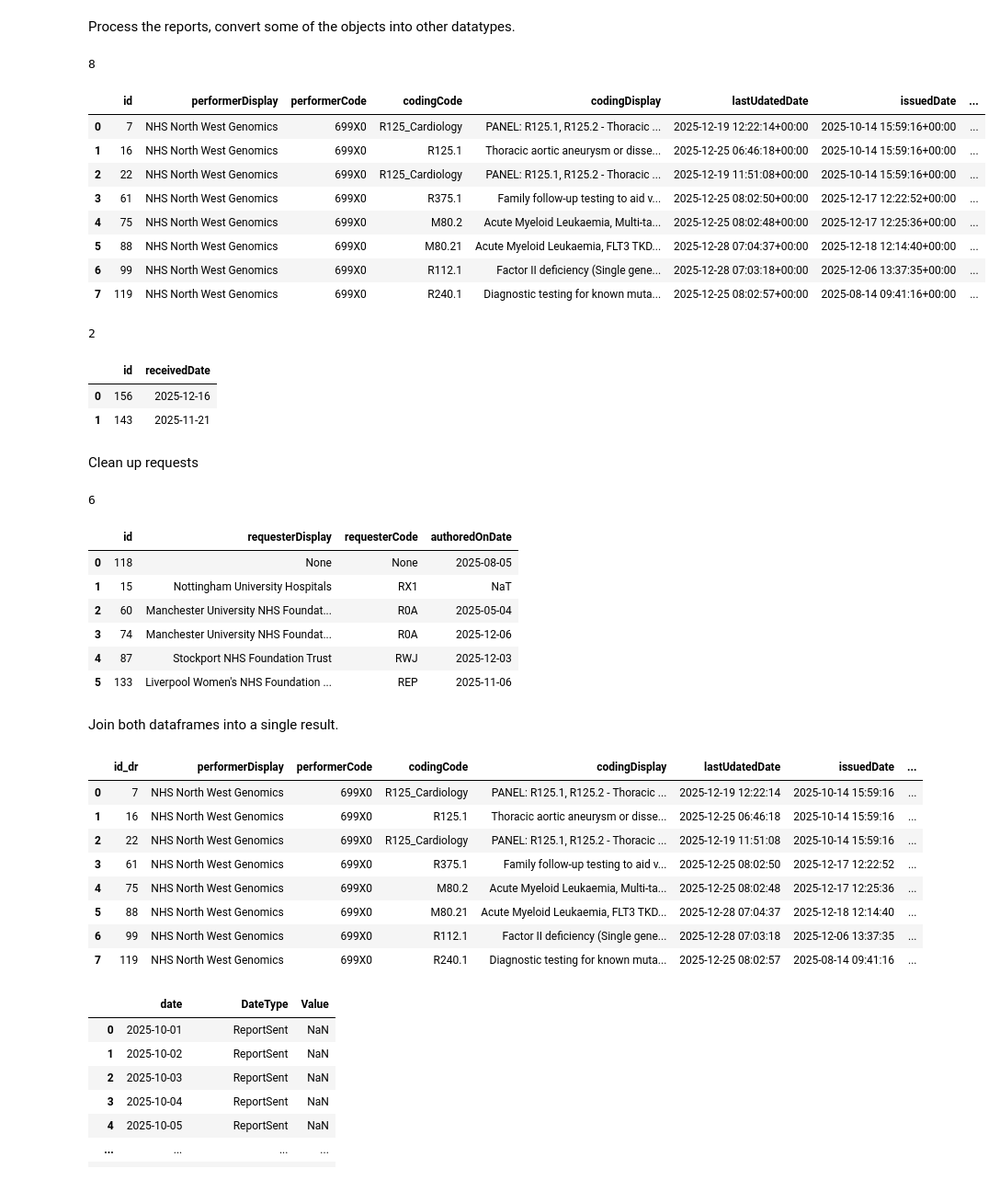
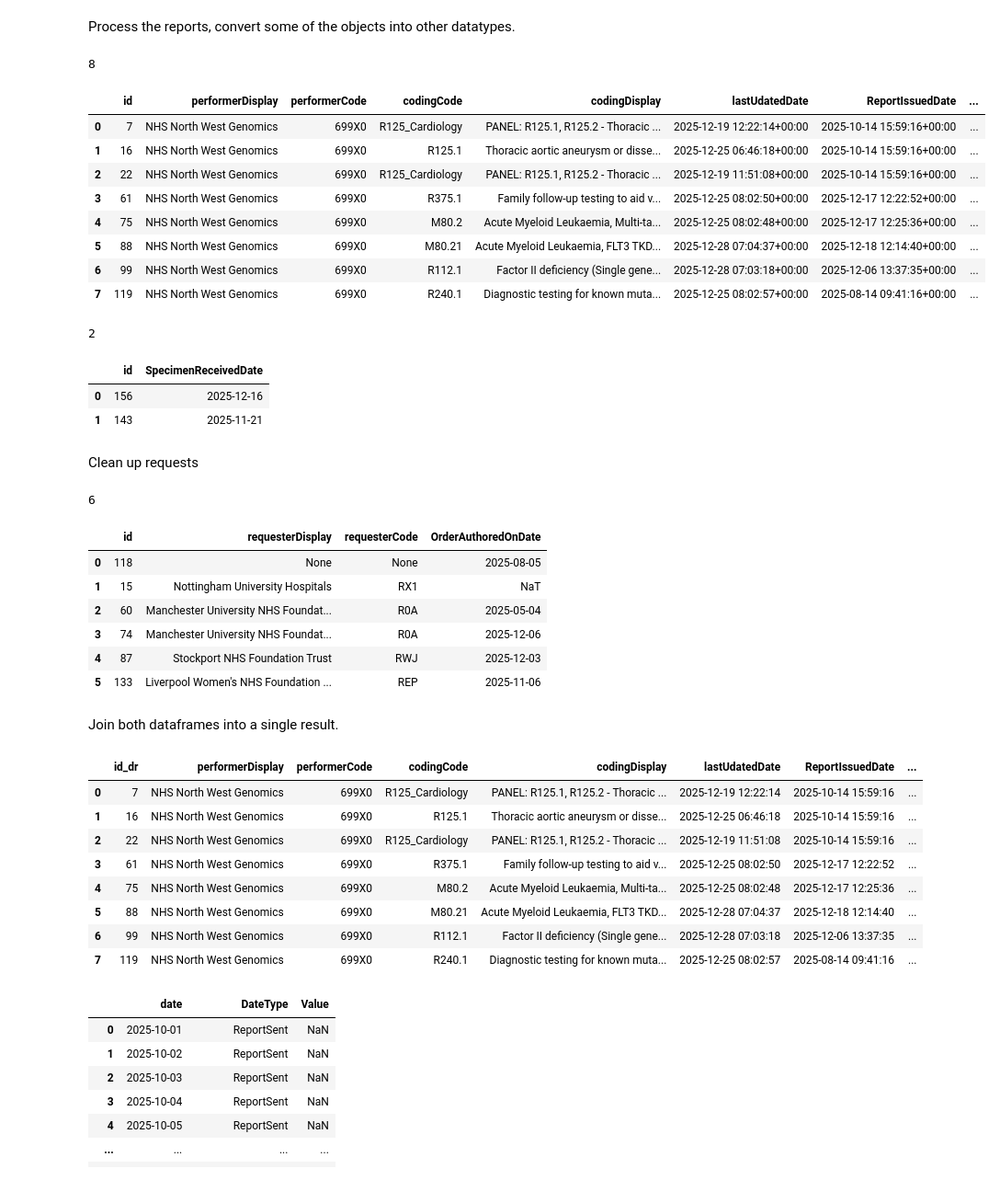
Before and after one commit to nw-gmsa/FHIR-Examples, a Jupyter notebook: jupyter/Notebooks/HelloWorldREST.ipynb, the cells around one changed output. Shown at 92% size. Saved outputs shown, nothing was run; the diff lists cells and outputs as text; code cells hidden in the pictures.

```diff
--- a/jupyter/Notebooks/HelloWorldREST.ipynb
+++ b/jupyter/Notebooks/HelloWorldREST.ipynb
@@ -216,37 +216,37 @@ def serviceRequest(my_list):
         for item in my_list:
             if item.reference != None:
                 sr = item.reference.replace('ServiceRequest/', '')
     return sr
 def specimen(my_list):
     sr = None
     if my_list != None:
         for item in my_list:
             if item.reference != None:
                 sr = item.reference.replace('Specimen/', '')
     return sr
 def lastUpdated(meta : meta.Meta):
     if meta == None:
         return None
     return parser.parse(meta.lastUpdated.isostring)
 
 print(len(diagnosticReports))
 dfDR = pd.DataFrame([vars(s) for s in diagnosticReports])
 
 dfDR['performerDisplay'] = dfDR['performer'].apply(performer)
 dfDR['performerCode'] = dfDR['performer'].apply(performerCode)
 dfDR['codingCode'] = dfDR['code'].apply(codeCode)
 dfDR['codingDisplay'] = dfDR['code'].apply(codeDisplay)
 dfDR['lastUdatedDate'] = dfDR['meta'].apply(lastUpdated)
-dfDR['issuedDate'] = dfDR['issued'].apply(issued)
-dfDR['effectiveDate'] = dfDR['effectiveDateTime'].apply(issued)
+dfDR['ReportIssuedDate'] = dfDR['issued'].apply(issued)
+dfDR['ReporEffectiveDate'] = dfDR['effectiveDate'].apply(issued)
 dfDR['serviceRequestId'] = dfDR['basedOn'].apply(serviceRequest)
 dfDR['specimenId'] = dfDR['specimen'].apply(specimen)
 
-dfDiagnosticReport = dfDR[['id','performerDisplay','performerCode','codingCode', 'codingDisplay', 'lastUdatedDate','issuedDate', 'effectiveDate', 'serviceRequestId','specimenId']]
+dfDiagnosticReport = dfDR[['id','performerDisplay','performerCode','codingCode', 'codingDisplay', 'lastUdatedDate','ReportIssuedDate', 'ReporEffectiveDate', 'serviceRequestId','specimenId']]
 dfDiagnosticReport
 # %% [output]
 8
-|  | id | performerDisplay | performerCode | codingCode | codingDisplay | lastUdatedDate | issuedDate | ... |
+|  | id | performerDisplay | performerCode | codingCode | codingDisplay | lastUdatedDate | ReportIssuedDate | ... |
 | 0 | 7 | NHS North West Genomics | 699X0 | R125_Cardiology | PANEL: R125.1, R125.2 - Thoracic ... | 2025-12-19 12:22:14+00:00 | 2025-10-14 15:59:16+00:00 | ... |
 | 1 | 16 | NHS North West Genomics | 699X0 | R125.1 | Thoracic aortic aneurysm or disse... | 2025-12-25 06:46:18+00:00 | 2025-10-14 15:59:16+00:00 | ... |
 | 2 | 22 | NHS North West Genomics | 699X0 | R125_Cardiology | PANEL: R125.1, R125.2 - Thoracic ... | 2025-12-19 11:51:08+00:00 | 2025-10-14 15:59:16+00:00 | ... |
@@ -258,14 +258,14 @@ dfDiagnosticReport
 # %%
 print(len(specimens))
 dfSP = pd.DataFrame([vars(s) for s in specimens])
-dfSP['receivedDate'] = dfSP['receivedTime'].apply(issued)
+dfSP['SpecimenReceivedDate'] = dfSP['receivedTime'].apply(issued)
 
 
-dfSpecimen = dfSP[['id','receivedDate']]
+dfSpecimen = dfSP[['id','SpecimenReceivedDate']]
 dfSpecimen
 # %% [output]
 2
-|  | id | receivedDate |
+|  | id | SpecimenReceivedDate |
 | 0 | 156 | 2025-12-16 |
 | 1 | 143 | 2025-11-21 |
 # %% [markdown]
@@ -288,13 +288,13 @@ def requesterCode(item):
 dfSR = pd.DataFrame([vars(s) for s in serviceRequests])
 dfSR['requesterDisplay'] = dfSR['requester'].apply(requester)
 dfSR['requesterCode'] = dfSR['requester'].apply(requesterCode)
-dfSR['authoredOnDate'] = dfSR['authoredOn'].apply(issued)
+dfSR['OrderAuthoredOnDate'] = dfSR['authoredOn'].apply(issued)
 
-dfServiceRequest = dfSR[['id','requesterDisplay','requesterCode','authoredOnDate']]
+dfServiceRequest = dfSR[['id','requesterDisplay','requesterCode','OrderAuthoredOnDate']]
 dfServiceRequest
 # %% [output]
 6
-|  | id | requesterDisplay | requesterCode | authoredOnDate |
+|  | id | requesterDisplay | requesterCode | OrderAuthoredOnDate |
 | 0 | 118 | None | None | 2025-08-05 |
 | 1 | 15 | Nottingham University Hospitals | RX1 | NaT |
 | 2 | 60 | Manchester University NHS Foundat... | R0A | 2025-05-04 |
@@ -326,21 +326,21 @@ df = pd.merge(
 )
 
 
-df['issuedDate'] = pd.to_datetime(df['issuedDate'], utc=True).dt.tz_localize(None)
-df['authoredOnDate'] = pd.to_datetime(df['authoredOnDate'], utc=True).dt.tz_localize(None)
+df['ReportIssuedDate'] = pd.to_datetime(df['ReportIssuedDate'], utc=True).dt.tz_localize(None)
+df['OrderAuthoredOnDate'] = pd.to_datetime(df['OrderAuthoredOnDate'], utc=True).dt.tz_localize(None)
 df['lastUdatedDate'] = pd.to_datetime(df['lastUdatedDate'], utc=True).dt.tz_localize(None)
 
-df['requestedDuration'] = (df['issuedDate'] - df['authoredOnDate']).dt.days
+df['requestedDuration'] = (df['ReportIssuedDate'] - df['OrderAuthoredOnDate']).dt.days
 
-df['releaseDuration'] = (df['lastUdatedDate'] - df['issuedDate']).dt.days
-df['testingDuration'] = (df['issuedDate'] - df['receivedDate']).dt.days
+df['releaseDuration'] = (df['lastUdatedDate'] - df['ReportIssuedDate']).dt.days
+df['testingDuration'] = (df['ReportIssuedDate'] - df['SpecimenReceivedDate']).dt.days
 
 df['releaseDuration'] = df['releaseDuration'].fillna(-1)
 df['requestedDuration'] = df['requestedDuration'].fillna(-1)
 
 df
 # %% [output]
-|  | id_dr | performerDisplay | performerCode | codingCode | codingDisplay | lastUdatedDate | issuedDate | ... |
+|  | id_dr | performerDisplay | performerCode | codingCode | codingDisplay | lastUdatedDate | ReportIssuedDate | ... |
 | 0 | 7 | NHS North West Genomics | 699X0 | R125_Cardiology | PANEL: R125.1, R125.2 - Thoracic ... | 2025-12-19 12:22:14 | 2025-10-14 15:59:16 | ... |
 | 1 | 16 | NHS North West Genomics | 699X0 | R125.1 | Thoracic aortic aneurysm or disse... | 2025-12-25 06:46:18 | 2025-10-14 15:59:16 | ... |
 | 2 | 22 | NHS North West Genomics | 699X0 | R125_Cardiology | PANEL: R125.1, R125.2 - Thoracic ... | 2025-12-19 11:51:08 | 2025-10-14 15:59:16 | ... |
```
Also changed, not shown: parts of 5 cells of this notebook.
